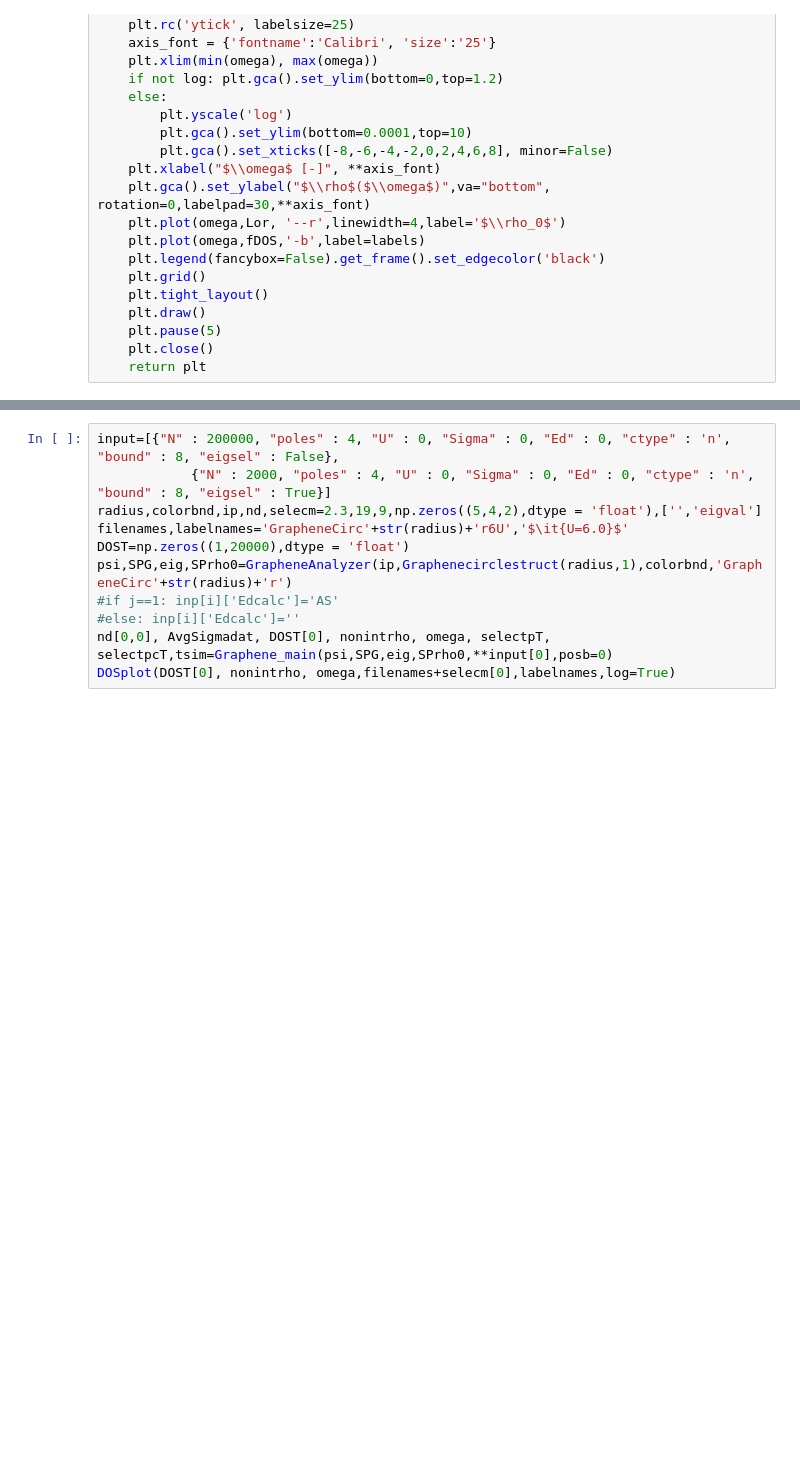
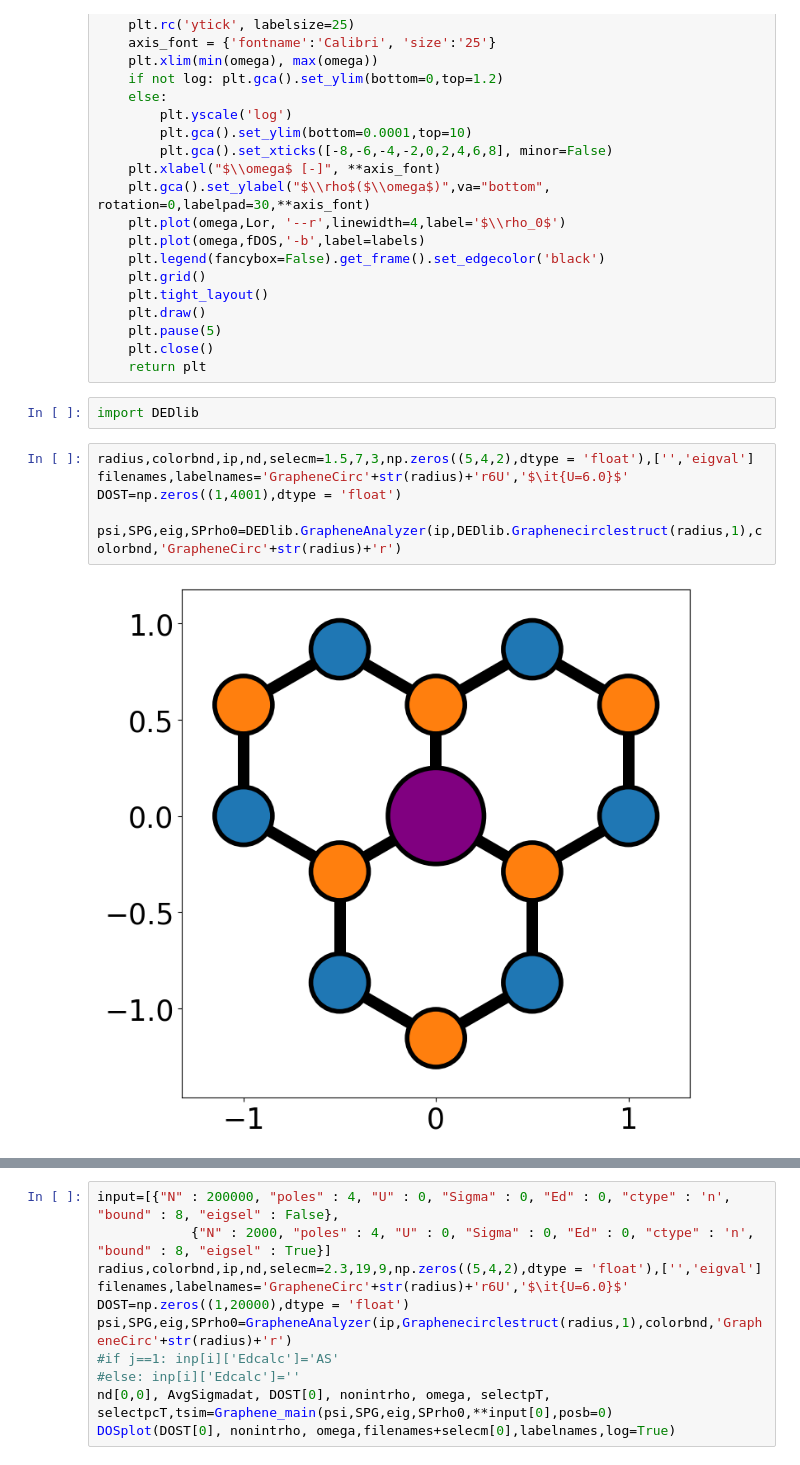
Before and after one commit to Paragon1997/Repository2023, a Jupyter notebook: Graph0Utestv2.ipynb, the cells around one changed output, grey strips where cells are left out. Drawn from its saved outputs; the diff is of its cells as text; blank space fills up the shorter version.

```diff
--- a/Graph0Utestv2.ipynb
+++ b/Graph0Utestv2.ipynb
@@ -221,3 +325,13 @@ A plot function to present results from the AIM moddeling for a single results w
     plt.pause(5)
     plt.close()
     return plt
+# %%
+import DEDlib
+# %%
+radius,colorbnd,ip,nd,selecm=1.5,7,3,np.zeros((5,4,2),dtype = 'float'),['','eigval']
+filenames,labelnames='GrapheneCirc'+str(radius)+'r6U','$\it{U=6.0}$'
+DOST=np.zeros((1,4001),dtype = 'float')
+
+psi,SPG,eig,SPrho0=DEDlib.GrapheneAnalyzer(ip,DEDlib.Graphenecirclestruct(radius,1),colorbnd,'GrapheneCirc'+str(radius)+'r')
+# %% [output]
+[figure, added]
```
Also changed, not shown: parts of 12 cells of this notebook, 1 other file.
